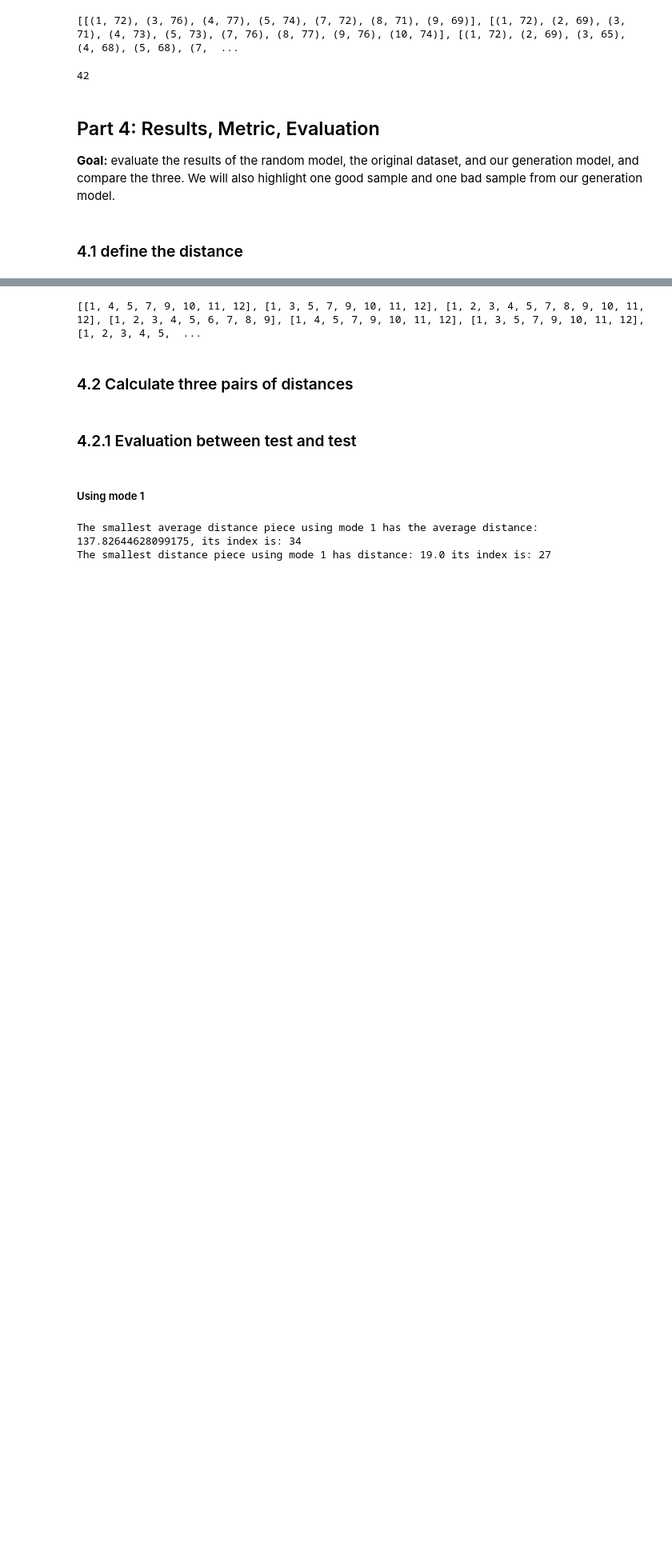
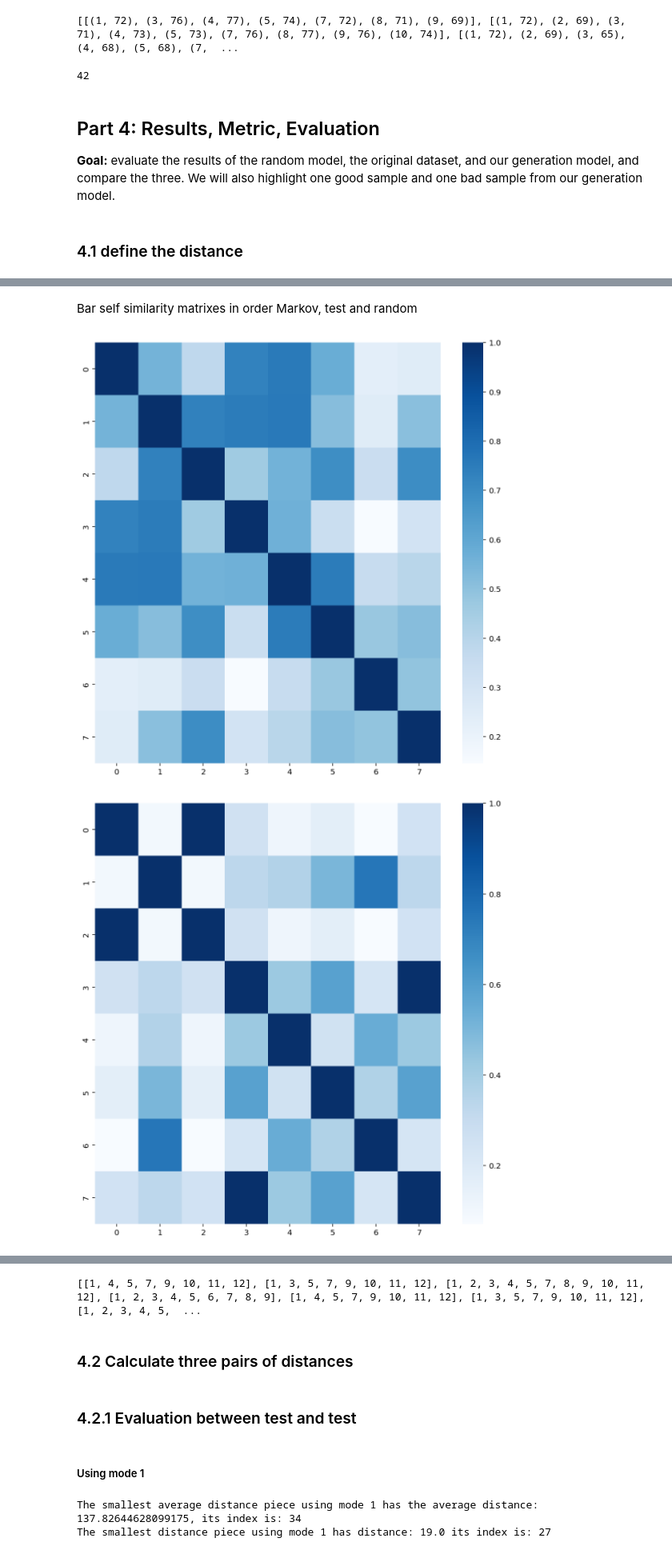
Before and after one commit to zwierski/dh-401-piece-generation-group-2, a Jupyter notebook: assignment3.ipynb, the cells around one changed output, grey strips where cells are left out. Shown at 80% size. Cells and saved outputs as stored; diff of their text form; code cells hidden in the pictures; blank space fills up the shorter version.

```diff
--- a/assignment3.ipynb
+++ b/assignment3.ipynb
@@ -599,0 +667,18 @@ data_random['beat_pitch'] = data_random['tuple_beat_and_pitch'].apply(ast.litera
+# %%
+def cosine_similarity(vec1, vec2):
+    """
+    calculate the cosine similarity between two vectors
+    """
+    real = np.dot(vec1, vec2)/(np.linalg.norm(vec1)*np.linalg.norm(vec2))
+    return real**5
+# %%
+# self similarities matrix
+def self_similarity_matrix_for_bars(song_0):
+    # first make it into one vector
+    song_1 = change_it_to_bar_vectors_12(song_0)
+    # calculate the self similarity matrix
+    self_similarity_matrix = np.zeros((len(song_1), len(song_1)))
+    for i in range(len(song_1)):
+        for j in range(len(song_1)):
+            self_similarity_matrix[i][j] = cosine_similarity(song_1[i], song_1[j])
+    return self_similarity_matrix
@@ -599,0 +698,12 @@ data_random['beat_pitch'] = data_random['tuple_beat_and_pitch'].apply(ast.litera
+# %% [markdown]
+Bar self similarity matrixes in order Markov, test and random
+# %%
+self_similarity_matrix_markov = self_similarity_matrix_for_bars(song_0_markov)
+print_heatmap(self_similarity_matrix_markov)
+self_similarity_matrix_test = self_similarity_matrix_for_bars(song_0_test)
+print_heatmap(self_similarity_matrix_test)
+self_similarity_matrix_random = self_similarity_matrix_for_bars(song_0_random)
+print_heatmap(self_similarity_matrix_random)
+# %% [output]
+[figure, added]
+[figure, added]
```
Also changed, not shown: parts of 12 cells of this notebook.
